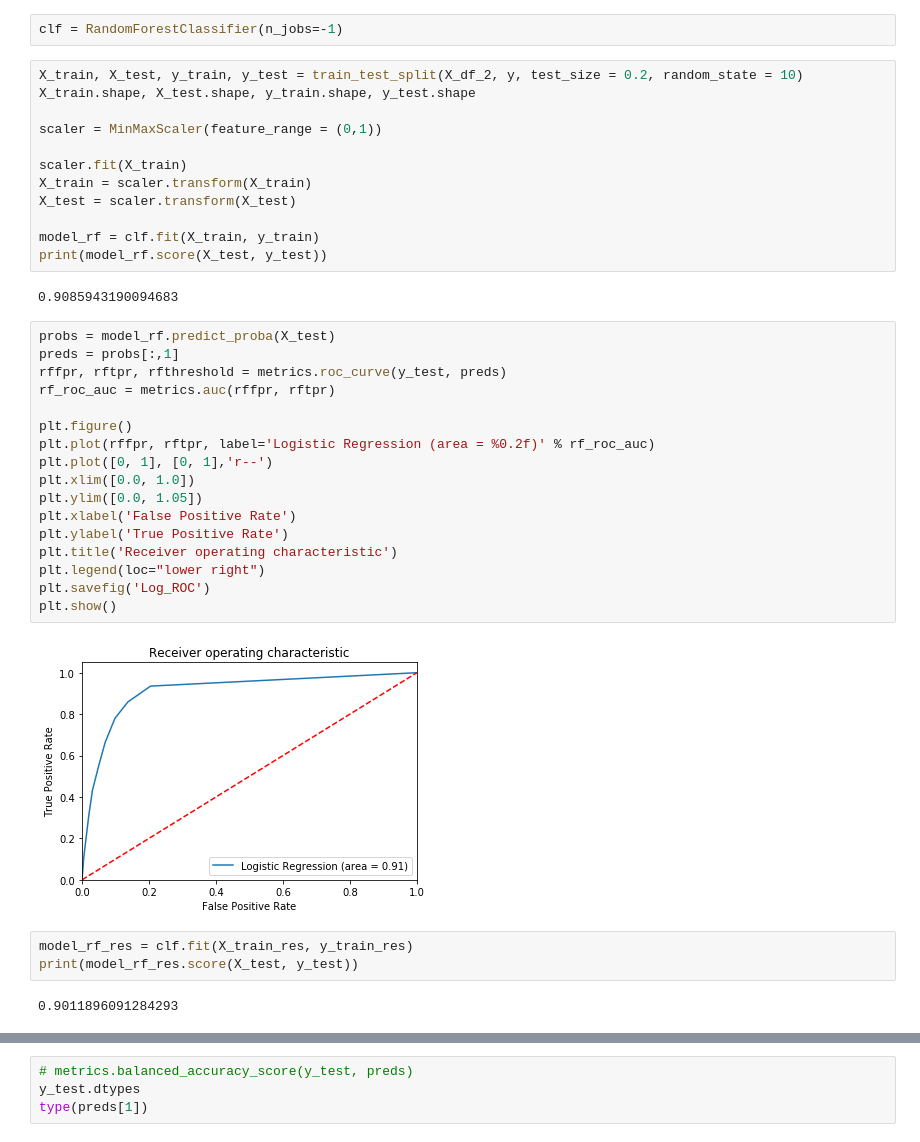
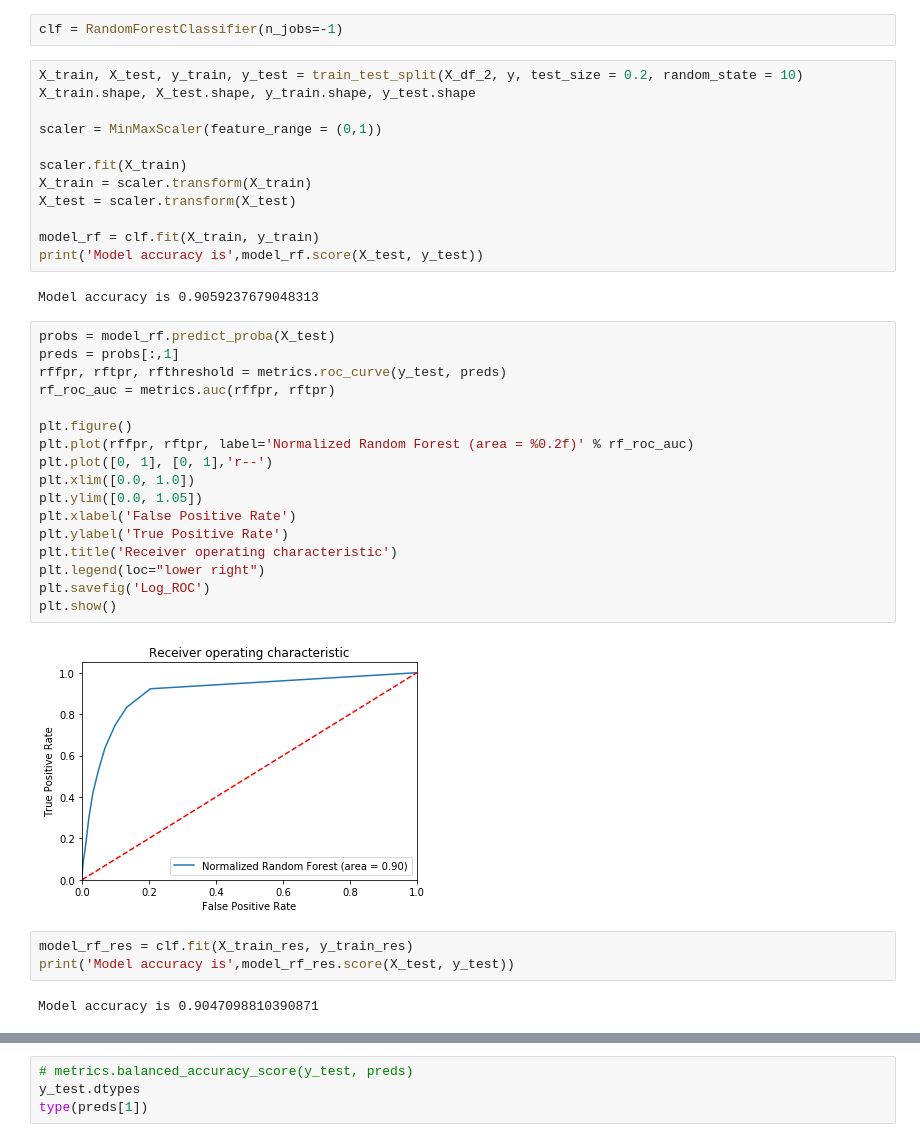
Before and after one commit to finnqiao/bank-logistic, a Jupyter notebook: bank-logistic-v1.ipynb, the cells around one changed output, grey strips where cells are left out. Drawn from its saved outputs; the diff is of its cells as text.

```diff
--- a/bank-logistic-v1.ipynb
+++ b/bank-logistic-v1.ipynb
@@ -636,33 +636,33 @@ X_train = scaler.transform(X_train)
 X_test = scaler.transform(X_test)
 
 model_rf = clf.fit(X_train, y_train)
-print(model_rf.score(X_test, y_test))
+print('Model accuracy is',model_rf.score(X_test, y_test))
 # %% [output]
-0.9085943190094683
+Model accuracy is 0.9059237679048313
 # %%
 probs = model_rf.predict_proba(X_test)
 preds = probs[:,1]
 rffpr, rftpr, rfthreshold = metrics.roc_curve(y_test, preds)
 rf_roc_auc = metrics.auc(rffpr, rftpr)
 
 plt.figure()
-plt.plot(rffpr, rftpr, label='Logistic Regression (area = %0.2f)' % rf_roc_auc)
+plt.plot(rffpr, rftpr, label='Normalized Random Forest (area = %0.2f)' % rf_roc_auc)
 plt.plot([0, 1], [0, 1],'r--')
 plt.xlim([0.0, 1.0])
 plt.ylim([0.0, 1.05])
 plt.xlabel('False Positive Rate')
 plt.ylabel('True Positive Rate')
 plt.title('Receiver operating characteristic')
 plt.legend(loc="lower right")
 plt.savefig('Log_ROC')
 plt.show()
 # %% [output]
-[figure, old version]
+[figure, new version]
 # %%
 model_rf_res = clf.fit(X_train_res, y_train_res)
-print(model_rf_res.score(X_test, y_test))
+print('Model accuracy is',model_rf_res.score(X_test, y_test))
 # %% [output]
-0.9011896091284293
+Model accuracy is 0.9047098810390871
 # %%
 probs = model_rf_res.predict_proba(X_test)
 preds = probs[:,1]
```
Also changed, not shown: parts of 23 cells of this notebook, 2 other files.
